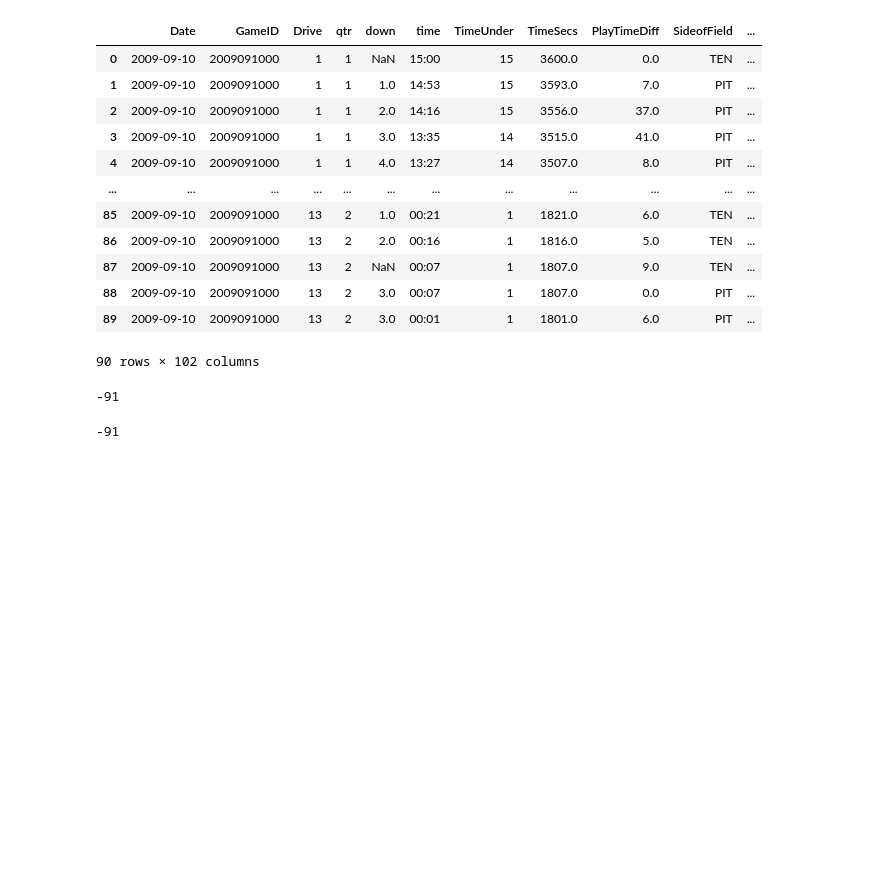
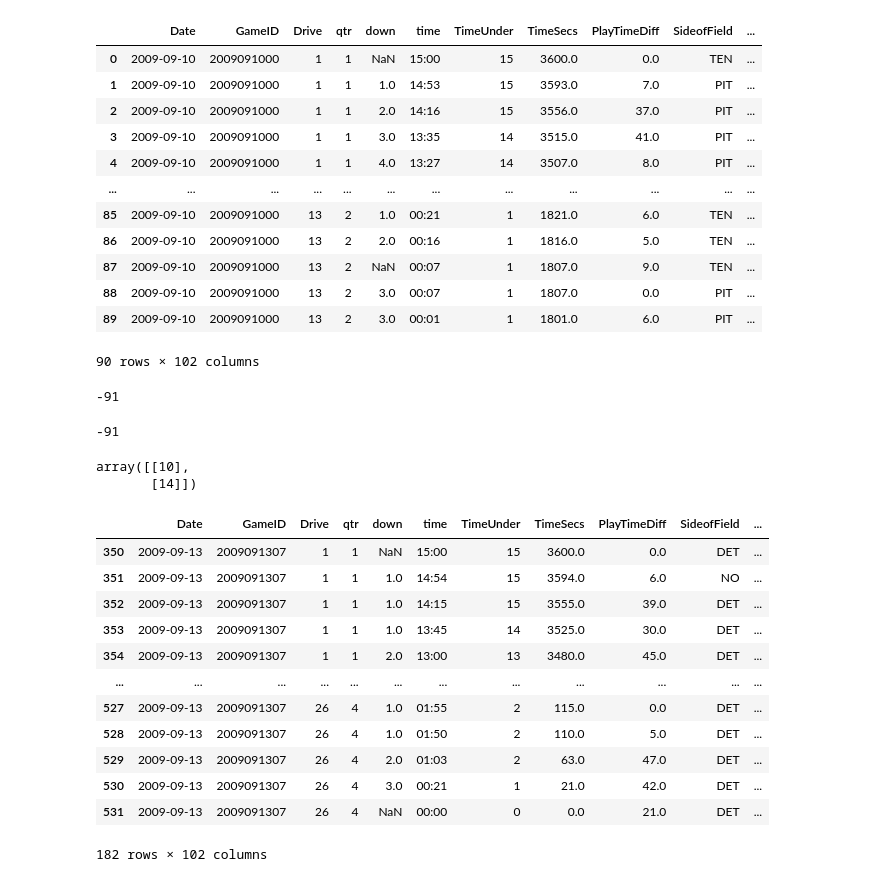
Before and after one commit to sabmel/vol3_final_project, a Jupyter notebook: Visualizations.ipynb, the cells around one changed output. Cells and saved outputs as stored; diff of their text form; code cells hidden in the pictures; blank space fills up the shorter version.

```diff
--- a/Visualizations.ipynb
+++ b/Visualizations.ipynb
@@ -103,0 +106,23 @@ sum(game0.data[game0.data["posteam"]==0]["Yards.Gained"]) - sum(game0.data[game0
+# %%
+A.sum(axis=1,keepdims=True)
+# %% [output]
+array([[10],
+       [14]])
+# %%
+df = pd.read_csv(path + "/NFL Play by Play 2009-2016 (v3).csv", low_memory=False)
+# %%
+df[df["GameID"]==2009091307]
+# %% [output]
+|  | Date | GameID | Drive | qtr | down | time | TimeUnder | TimeSecs | PlayTimeDiff | SideofField | ... |
+| 350 | 2009-09-13 | 2009091307 | 1 | 1 | NaN | 15:00 | 15 | 3600.0 | 0.0 | DET | ... |
+| 351 | 2009-09-13 | 2009091307 | 1 | 1 | 1.0 | 14:54 | 15 | 3594.0 | 6.0 | NO | ... |
+| 352 | 2009-09-13 | 2009091307 | 1 | 1 | 1.0 | 14:15 | 15 | 3555.0 | 39.0 | DET | ... |
+| 353 | 2009-09-13 | 2009091307 | 1 | 1 | 1.0 | 13:45 | 14 | 3525.0 | 30.0 | DET | ... |
+| 354 | 2009-09-13 | 2009091307 | 1 | 1 | 2.0 | 13:00 | 13 | 3480.0 | 45.0 | DET | ... |
+| ... | ... | ... | ... | ... | ... | ... | ... | ... | ... | ... | ... |
+| 527 | 2009-09-13 | 2009091307 | 26 | 4 | 1.0 | 01:55 | 2 | 115.0 | 0.0 | DET | ... |
+| 528 | 2009-09-13 | 2009091307 | 26 | 4 | 1.0 | 01:50 | 2 | 110.0 | 5.0 | DET | ... |
+| 529 | 2009-09-13 | 2009091307 | 26 | 4 | 2.0 | 01:03 | 2 | 63.0 | 47.0 | DET | ... |
+| 530 | 2009-09-13 | 2009091307 | 26 | 4 | 3.0 | 00:21 | 1 | 21.0 | 42.0 | DET | ... |
+| 531 | 2009-09-13 | 2009091307 | 26 | 4 | NaN | 00:00 | 0 | 0.0 | 21.0 | DET | ... |
+182 rows × 102 columns
```
Also changed, not shown: parts of 4 cells of this notebook, 1 other file.
